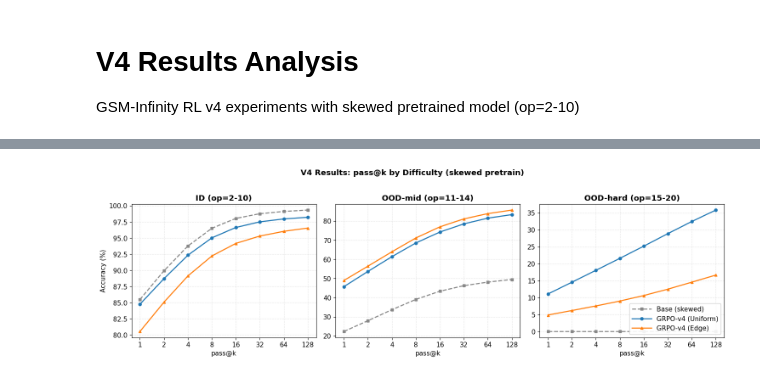
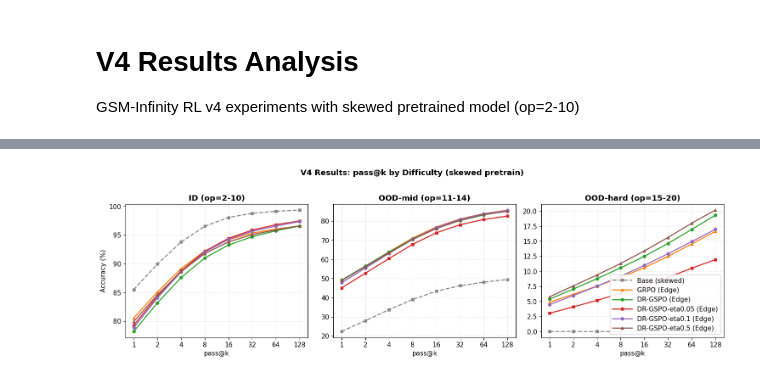
Before and after one commit to prasannamayil/Interplay-LM-Reasoning, a Jupyter notebook: analyze/results_v4.ipynb, the cells around one changed output, grey strips where cells are left out. Drawn from its saved outputs; the diff is of its cells as text; code cells hidden in the pictures.

Commit message:
update: v4 results notebook and analysis figures
Made-with: Cursor

```diff
--- a/analyze/results_v4.ipynb
+++ b/analyze/results_v4.ipynb
@@ -105,9 +119,11 @@ Available v4 runs:
 # Load all v4 data
 V4_RUNS = [
     "base_model_eval_pass128",
-    "grpo_uniform_v4",
     "grpo_edge_v4",
-    # "grpo_hard_v4",  # Add when complete
+    "dr_gspo_edge_v4",
+    "dr_gspo_eta005_edge_v4",
+    "dr_gspo_eta01_edge_v4",
+    "dr_gspo_eta05_edge_v4",
 ]
 
 v4_data = {}
@@ -150,56 +172,68 @@ summary_table(V4_RUNS, v4_data)
 # Plot: Methods comparison (1x3 grid for all difficulty groups)
 runs_to_plot = {
     "Base (skewed)": "base_model_eval_pass128",
-    "GRPO-v4 (Uniform)": "grpo_uniform_v4",
-    "GRPO-v4 (Edge)": "grpo_edge_v4",
+    "GRPO (Edge)": "grpo_edge_v4",
+    "DR-GSPO (Edge)": "dr_gspo_edge_v4",
+    "DR-GSPO-eta0.05 (Edge)": "dr_gspo_eta005_edge_v4",
+    "DR-GSPO-eta0.1 (Edge)": "dr_gspo_eta01_edge_v4",
+    "DR-GSPO-eta0.5 (Edge)": "dr_gspo_eta05_edge_v4",
 }
 
 colors = {
     "Base (skewed)": "#888888",
-    "GRPO-v4 (Uniform)": "#1f77b4",
-    "GRPO-v4 (Edge)": "#ff7f0e",
+    "GRPO (Edge)": "#ff7f0e",
+    "DR-GSPO (Edge)": "#2ca02c",
+    "DR-GSPO-eta0.05 (Edge)": "#d62728",
+    "DR-GSPO-eta0.1 (Edge)": "#9467bd",
+    "DR-GSPO-eta0.5 (Edge)": "#8c564b",
 }
 markers = {
     "Base (skewed)": "s",
-    "GRPO-v4 (Uniform)": "o",
-    "GRPO-v4 (Edge)": "^",
+    "GRPO (Edge)": "^",
+    "DR-GSPO (Edge)": "o",
+    "DR-GSPO-eta0.05 (Edge)": "s",
+    "DR-GSPO-eta0.1 (Edge)": "o",
+    "DR-GSPO-eta0.5 (Edge)": "^",
 }
 linestyles = {
     "Base (skewed)": "--",
-    "GRPO-v4 (Uniform)": "-",
-    "GRPO-v4 (Edge)": "-",
+    "GRPO (Edge)": "-",
+    "DR-GSPO (Edge)": "-",
+    "DR-GSPO-eta0.05 (Edge)": "-",
+    "DR-GSPO-eta0.1 (Edge)": "-",
+    "DR-GSPO-eta0.5 (Edge)": "-",
 }
 
 groups = ["ID (op=2-10)", "OOD-mid (op=11-14)", "OOD-hard (op=15-20)"]
 
 fig, axes = plt.subplots(1, 3, figsize=(15, 4.5), sharey=False)
 
 for ax_idx, group in enumerate(groups):
     ax = axes[ax_idx]
     for label, run_name in runs_to_plot.items():
         if run_name not in v4_data:
             continue
         y = [v4_data[run_name][group][k] * 100 for k in PASS_K_VALUES]
         ax.plot(
             range(len(PASS_K_VALUES)), y,
             marker=markers[label], markersize=5, linewidth=1.8,
             color=colors[label], linestyle=linestyles[label],
             label=label,
         )
     ax.set_title(group, fontweight="bold")
     ax.set_xticks(range(len(PASS_K_VALUES)))
     ax.set_xticklabels([str(k) for k in PASS_K_VALUES])
     ax.set_xlabel("pass@k")
     ax.grid(True, alpha=0.3, linestyle="--")
 
 axes[0].set_ylabel("Accuracy (%)")
 axes[2].legend(loc="lower right", framealpha=0.9, handlelength=3.0)
 fig.suptitle("V4 Results: pass@k by Difficulty (skewed pretrain)", fontweight="bold", y=1.02)
 fig.tight_layout()
 fig.savefig("figures/v4_performance.png", dpi=200, bbox_inches="tight")
 plt.show()
 # %% [output]
-[figure, old version]
+[figure, new version]
 # %%
 # Bar chart: pass@128 comparison
 runs_done = [r for r in V4_RUNS if r in v4_data]
```
Also changed, not shown: parts of 5 cells of this notebook, 2 other files.
